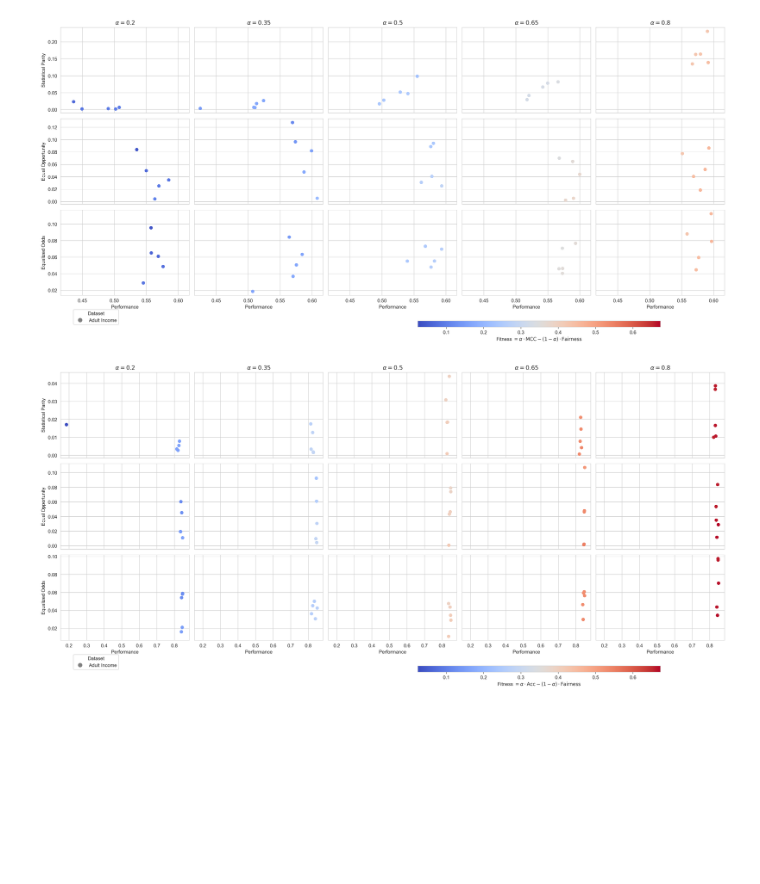
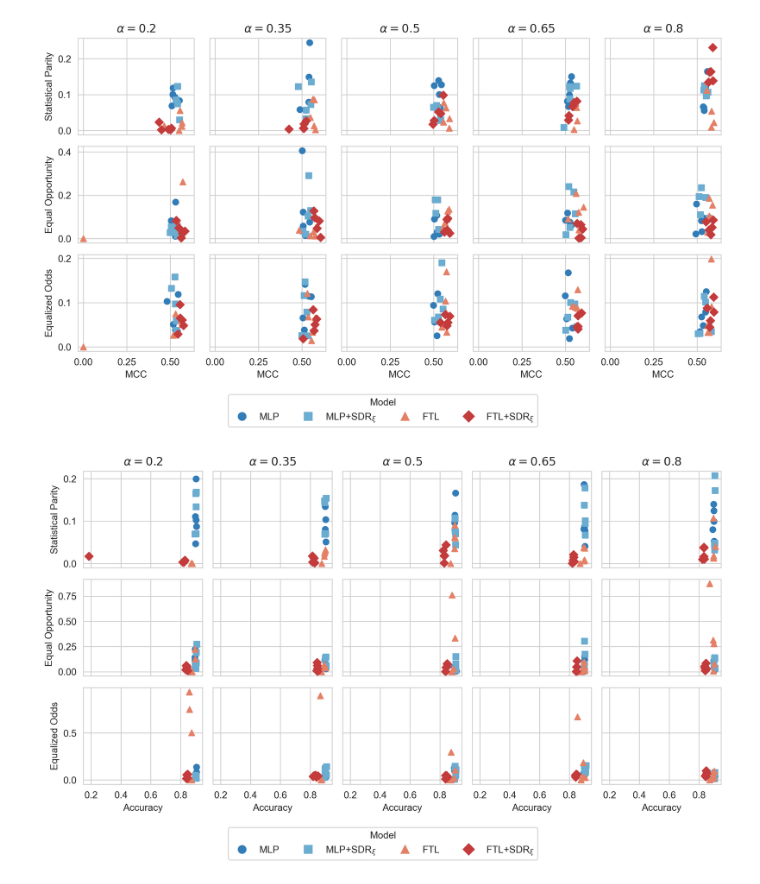
Before and after one commit to sabia-pesc/statistical-dependency-regularization, a Jupyter notebook: notebooks/ablation_results/plot_sensibility.ipynb, the cells around one changed output. Cells and saved outputs as stored; diff of their text form; code cells hidden in the pictures; blank space fills up the shorter version.

Commit message:
alpha ablation results done

```diff
--- a/notebooks/ablation_results/plot_sensibility.ipynb
+++ b/notebooks/ablation_results/plot_sensibility.ipynb
@@ -33,9 +33,21 @@ def read_csv_files_from_folder(folder_path):
     combined_df = pd.concat(dfs, ignore_index=True)
     return combined_df
 # %%
-results = read_csv_files_from_folder('../../raw_results/')
+results = pd.read_csv('alpha_ablation_results.csv')
 # %%
 results.replace({'adult_dataset_reader': 'Adult Income', 'compas_dataset_reader': 'Compas Recidivism', 'german_dataset_reader': 'German Credit', 'bank_dataset_reader': 'Bank Marketing'}, inplace=True)
+# names come from the initializers defined in hyperopt.py
+results.replace({
+    'simple_mlp_initializer': 'MLP',
+    'mlp_preg_initializer': r'MLP+SDR$_{r}$',
+    'mlp_sreg_initializer': r'MLP+SDR$_{\rho}$',
+    'mlp_kreg_initializer': r'MLP+SDR$_{\tau}$',
+    'mlp_xi_reg_initializer': r'MLP+SDR$_{\xi}$',
+    'mlp_standard_l2_initializer': 'MLP+L2',
+    'ftl_mlp_initializer': 'FTL',
+    'ftl_mlp_xi_reg_initializer': r'FTL+SDR$_{\xi}$',
+
+}, inplace=True)
 # %%
 results
 # %% [output]
@@ -129,62 +141,62 @@ acc_odds 0.8 -> 5 rows
 # %%
 os.makedirs('sensibility_plots', exist_ok=True)
 
-vmin = results['fitness'].min()
-vmax = results['fitness'].max()
-norm = mpl.colors.Normalize(vmin=vmin, vmax=vmax)
-cmap = cm.get_cmap('coolwarm')
+methods = [r'MLP', r'MLP+SDR$_{\xi}$', r'FTL', r'FTL+SDR$_{\xi}$']
+method_markers = ['o', 's', '^', 'D', 'v', 'P', 'X']
+method_marker_map = {m: method_markers[i % len(method_markers)] for i, m in enumerate(methods)}
 
-datasets = sorted(results['dataset'].unique())
-dataset_markers = ['o', 's', '^', 'D', 'v', 'P', 'X']
-dataset_marker_map = {ds: dataset_markers[i % len(dataset_markers)] for i, ds in enumerate(datasets)}
+# Paleta customizada evitando tons intermediários claros
+cmap = plt.cm.RdBu_r
+method_palette = [cmap(0.15), cmap(0.25), cmap(0.75), cmap(0.85)]
+method_color_map = {m: method_palette[i % len(method_palette)] for i, m in enumerate(methods)}
+
+performance_metric_labels = {
+    'MCC': 'MCC',
+    'overall_acc': 'Accuracy'
+}
 
 def plot_fitness_sensibility(rules, filename_suffix):
     n_rows = len(rules)
     n_cols = len(alphas)
 
     performance_metric = fitness_rules_target_metrics[rules[0]][0]
+    performance_label = performance_metric_labels.get(performance_metric, performance_metric)
 
-    fig, axes = plt.subplots(nrows=n_rows, ncols=n_cols, figsize=(4 * n_cols, 3 * n_rows), sharex=True, sharey='row')
+    fig, axes = plt.subplots(nrows=n_rows, ncols=n_cols, figsize=(2 * n_cols, 2 * n_rows), sharex=True, sharey='row')
     if n_rows == 1:
         axes = axes.reshape(1, n_cols)
 
     for row, rule in enumerate(rules):
         for col, alpha in enumerate(alphas):
             ax = axes[row, col]
             subset = results_by_rule_alpha[(rule, alpha)]
 
-            for ds in datasets:
-                ds_subset = subset[subset['dataset'] == ds]
-                ax.scatter(ds_subset['Performance'], ds_subset['Fairness'],
-                           c=ds_subset['fitness'], cmap=cmap, norm=norm,
-                           marker=dataset_marker_map[ds])
+            for method in methods:
+                method_subset = subset[subset['method'] == method]
+                ax.scatter(method_subset['Performance'], method_subset['Fairness'],
+                           color=method_color_map[method],
+                           marker=method_marker_map[method])
             if row == 0:
                 ax.set_title(fr'$\alpha={alpha}$')
 
             ax.set_ylabel(fitness_rules_abvr[rule] if col == 0 else '')
-            ax.set_xlabel('Performance' if row == n_rows - 1 else '')
+            ax.set_xlabel(performance_label if row == n_rows - 1 else '')
 
-    plt.tight_layout(rect=(0, 0.04, 1, 1))
+    plt.tight_layout(rect=(0, 0.1, 1, 1))
 
-    legend_handles = [Line2D([0], [0], marker=dataset_marker_map[ds], color='gray',
-                              linestyle='', markersize=8, label=ds) for ds in datasets]
-    fig.legend(handles=legend_handles, loc='lower left', ncol=len(datasets),
-               bbox_to_anchor=(0.05, 0.0), title='Dataset')
-
-    sm = cm.ScalarMappable(cmap=cmap, norm=norm)
-    sm.set_array([])
-    cbar_ax = fig.add_axes([0.55, 0.0, 0.35, 0.02])
-    cbar = fig.colorbar(sm, cax=cbar_ax, orientation='horizontal')
-    cbar.set_label(fitness_formula[performance_metric])
+    legend_handles = [Line2D([0], [0], marker=method_marker_map[m], color=method_color_map[m],
+                              linestyle='', markersize=8, label=m) for m in methods]
+    fig.legend(handles=legend_handles, loc='lower center', ncol=len(methods),
+               bbox_to_anchor=(0.5, 0.0), title='Model')
 
     plt.savefig(f'sensibility_plots/fitness_sensibility_{filename_suffix}.pdf')
     plt.show()
 
 mcc_rules = ['mcc_parity', 'mcc_opportunity', 'mcc_odds']
 acc_rules = ['acc_parity', 'acc_opportunity', 'acc_odds']
 
 plot_fitness_sensibility(mcc_rules, 'mcc')
 plot_fitness_sensibility(acc_rules, 'acc')
 # %% [output]
-[figure, old version]
+[figure, new version]
-[figure, old version]
+[figure, new version]
```
Also changed, not shown: parts of 2 cells of this notebook, 18 other files.
